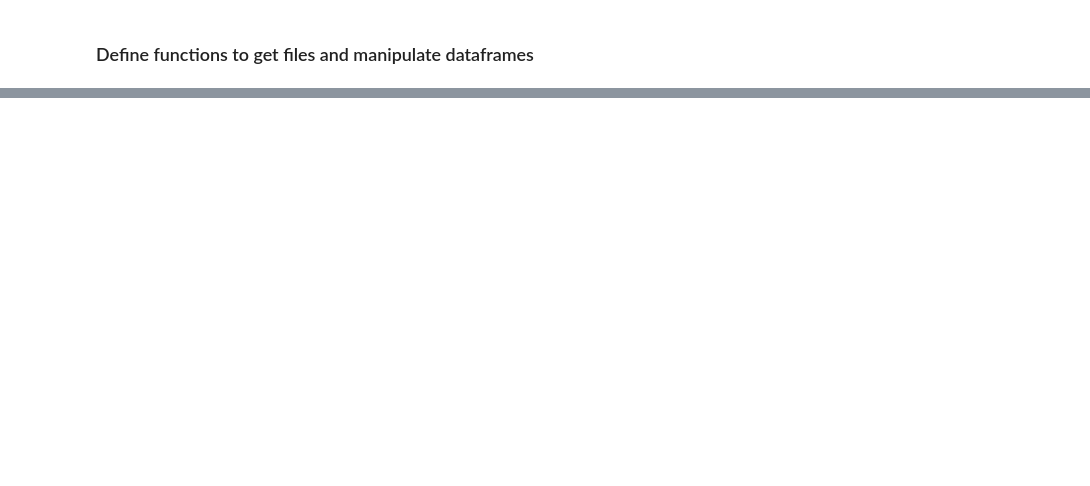
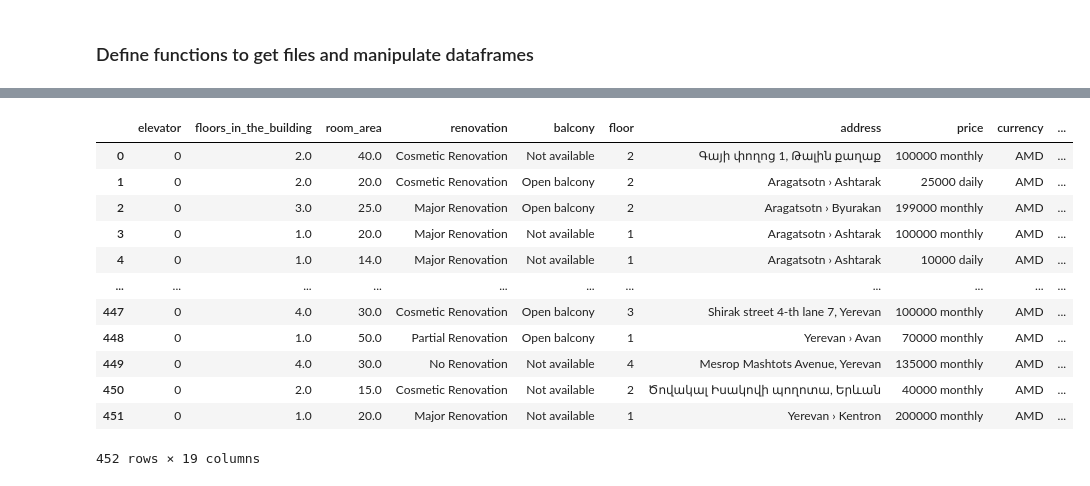
Before and after one commit to molchoun/Python-scraping-PostgreSQL, a Jupyter notebook: et_data.ipynb, the cells around one changed output, grey strips where cells are left out. Drawn from its saved outputs; the diff is of its cells as text; code cells hidden in the pictures; blank space fills up the shorter version.

```diff
--- a/et_data.ipynb
+++ b/et_data.ipynb
@@ -210,0 +545,25 @@ df2[['Price', 'Currency']]
+# %%
+df13 = df_concat(files[12])
+df13 = fix_displacement(df13)
+df13['Price'] = df13['Price'].apply(clean_currency)
+if df13['Price'].str.contains('daily').any():
+    df13 = split_price_col(df13)
+rename_cols(df13)
+df13 = drop_cols(df13)
+multi_trans(df13)
+# %%
+df13
+# %% [output]
+|  | elevator | floors_in_the_building | room_area | renovation | balcony | floor | address | price | currency | ... |
+| 0 | 0 | 2.0 | 40.0 | Cosmetic Renovation | Not available | 2 | Գայի փողոց 1, Թալին քաղաք | 100000 monthly | AMD | ... |
+| 1 | 0 | 2.0 | 20.0 | Cosmetic Renovation | Open balcony | 2 | Aragatsotn › Ashtarak | 25000 daily | AMD | ... |
+| 2 | 0 | 3.0 | 25.0 | Major Renovation | Open balcony | 2 | Aragatsotn › Byurakan | 199000 monthly | AMD | ... |
+| 3 | 0 | 1.0 | 20.0 | Major Renovation | Not available | 1 | Aragatsotn › Ashtarak | 100000 monthly | AMD | ... |
+| 4 | 0 | 1.0 | 14.0 | Major Renovation | Not available | 1 | Aragatsotn › Ashtarak | 10000 daily | AMD | ... |
+| ... | ... | ... | ... | ... | ... | ... | ... | ... | ... | ... |
+| 447 | 0 | 4.0 | 30.0 | Cosmetic Renovation | Open balcony | 3 | Shirak street 4-th lane 7, Yerevan | 100000 monthly | AMD | ... |
+| 448 | 0 | 1.0 | 50.0 | Partial Renovation | Open balcony | 1 | Yerevan › Avan | 70000 monthly | AMD | ... |
+| 449 | 0 | 4.0 | 30.0 | No Renovation | Not available | 4 | Mesrop Mashtots Avenue, Yerevan | 135000 monthly | AMD | ... |
+| 450 | 0 | 2.0 | 15.0 | Cosmetic Renovation | Not available | 2 | Ծովակալ Իսակովի պողոտա, Երևան | 40000 monthly | AMD | ... |
+| 451 | 0 | 1.0 | 20.0 | Major Renovation | Not available | 1 | Yerevan › Kentron | 200000 monthly | AMD | ... |
+452 rows × 19 columns
```
Also changed, not shown: parts of 53 cells of this notebook, 3 other files.
